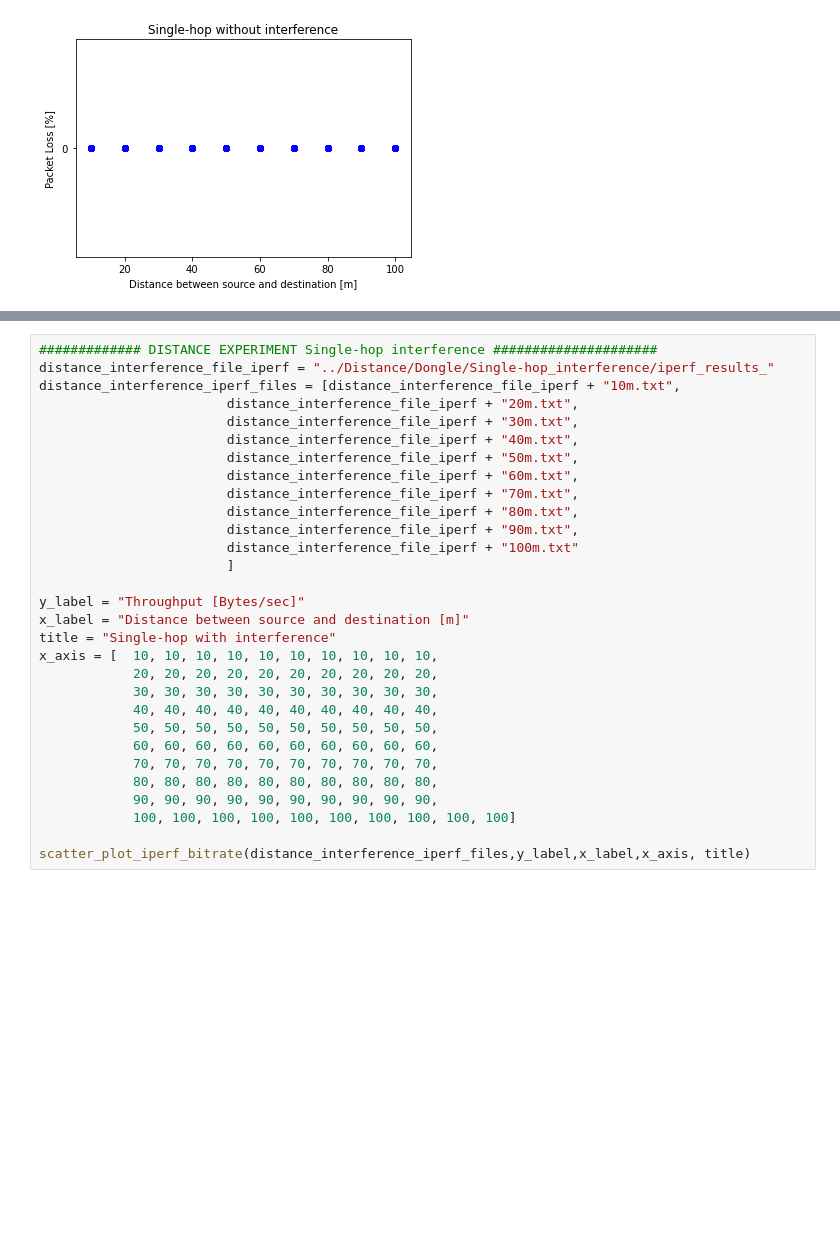
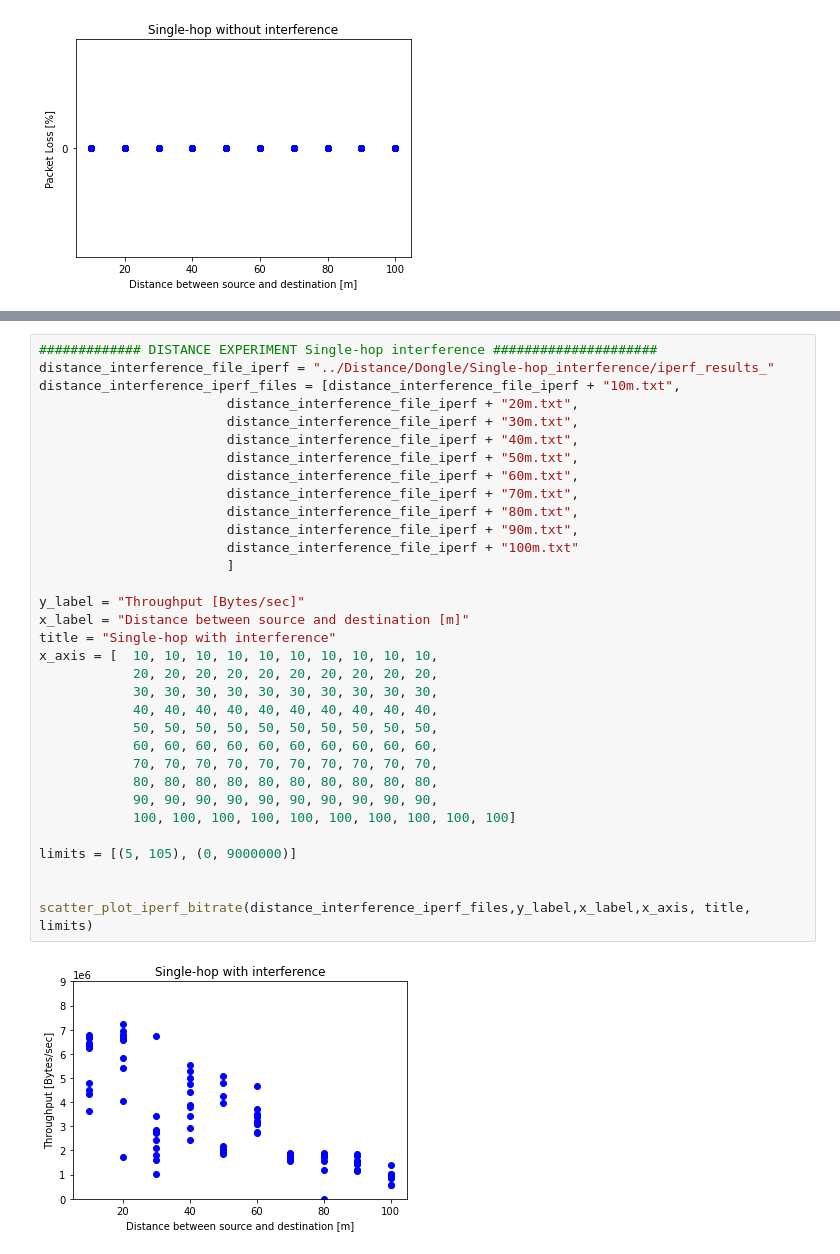
Before and after one commit to k00ziex/MastersThesis_FANETs_Fall_2022, a Jupyter notebook: Data_processing/Data_Visualization.ipynb, the cells around one changed output, grey strips where cells are left out. Cells and saved outputs as stored; diff of their text form; blank space fills up the shorter version.

```diff
--- a/Data_processing/Data_Visualization.ipynb
+++ b/Data_processing/Data_Visualization.ipynb
@@ -415,33 +435,38 @@ scatter_plot_iperf_bitrate(distance_iperf_files,y_label,x_label,x_axis, title)
 # %%
 ############# DISTANCE EXPERIMENT Single-hop interference #####################
 distance_interference_file_iperf = "../Distance/Dongle/Single-hop_interference/iperf_results_"
 distance_interference_iperf_files = [distance_interference_file_iperf + "10m.txt",
                         distance_interference_file_iperf + "20m.txt",
                         distance_interference_file_iperf + "30m.txt",
                         distance_interference_file_iperf + "40m.txt",
                         distance_interference_file_iperf + "50m.txt",
                         distance_interference_file_iperf + "60m.txt",
                         distance_interference_file_iperf + "70m.txt",
                         distance_interference_file_iperf + "80m.txt",
                         distance_interference_file_iperf + "90m.txt",
                         distance_interference_file_iperf + "100m.txt"
                         ]
 
 y_label = "Throughput [Bytes/sec]"
 x_label = "Distance between source and destination [m]"
 title = "Single-hop with interference"
 x_axis = [  10, 10, 10, 10, 10, 10, 10, 10, 10, 10,
             20, 20, 20, 20, 20, 20, 20, 20, 20, 20,
             30, 30, 30, 30, 30, 30, 30, 30, 30, 30,
             40, 40, 40, 40, 40, 40, 40, 40, 40, 40,
             50, 50, 50, 50, 50, 50, 50, 50, 50, 50,
             60, 60, 60, 60, 60, 60, 60, 60, 60, 60,
             70, 70, 70, 70, 70, 70, 70, 70, 70, 70,
             80, 80, 80, 80, 80, 80, 80, 80, 80, 80,
             90, 90, 90, 90, 90, 90, 90, 90, 90, 90,
             100, 100, 100, 100, 100, 100, 100, 100, 100, 100]
 
-scatter_plot_iperf_bitrate(distance_interference_iperf_files,y_label,x_label,x_axis, title)
+limits = [(5, 105), (0, 9000000)]
+
+
+scatter_plot_iperf_bitrate(distance_interference_iperf_files,y_label,x_label,x_axis, title, limits)
+# %% [output]
+[figure, added]
 # %%
 filenames = ["../Distance/Dongle/Single-hop/iperf_results_10m.txt",
             "../Distance/Dongle/Single-hop/iperf_results_20m.txt",
```
Also changed, not shown: parts of 7 cells of this notebook.
